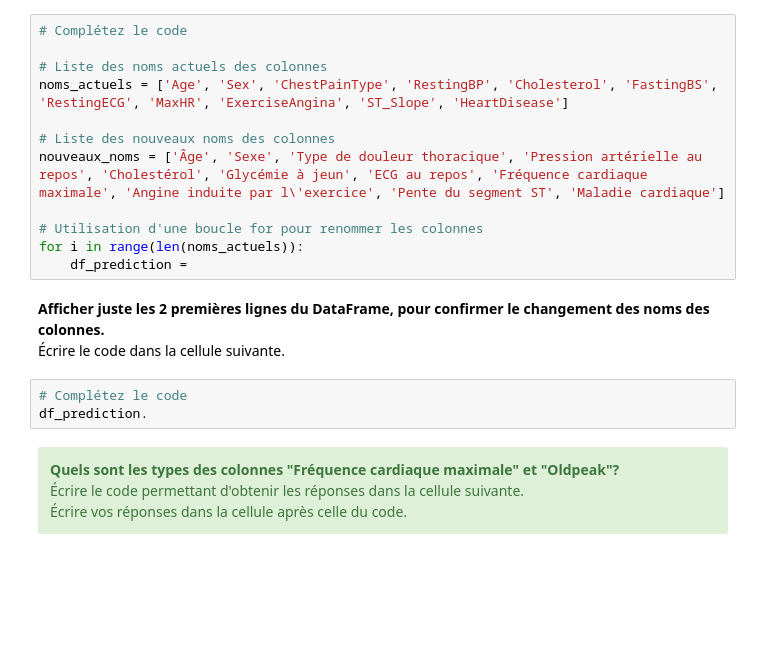
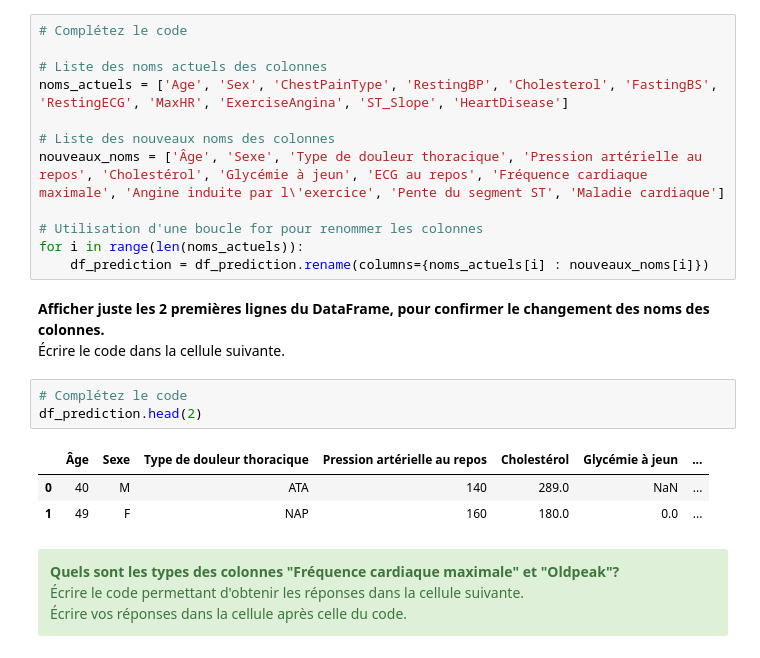
Before and after one commit to 420SN1RE/A24, a Jupyter notebook: projet/automne/etudiants/420sn1_projet.ipynb, the cells around one changed output. Cells and saved outputs as stored; diff of their text form; blank space fills up the shorter version.

```diff
--- a/projet/automne/etudiants/420sn1_projet.ipynb
+++ b/projet/automne/etudiants/420sn1_projet.ipynb
@@ -118,12 +139,16 @@ nouveaux_noms = ['Âge', 'Sexe', 'Type de douleur thoracique', 'Pression artéri
 
 # Utilisation d'une boucle for pour renommer les colonnes
 for i in range(len(noms_actuels)):
-    df_prediction =
+    df_prediction = df_prediction.rename(columns={noms_actuels[i] : nouveaux_noms[i]})
 # %% [markdown]
 **Afficher juste les 2 premières lignes du DataFrame, pour confirmer le changement des noms des colonnes.** <br>  Écrire le code dans la cellule suivante.
 # %%
 # Complétez le code
-df_prediction.
+df_prediction.head(2)
+# %% [output]
+|  | Âge | Sexe | Type de douleur thoracique | Pression artérielle au repos | Cholestérol | Glycémie à jeun | ... |
+| 0 | 40 | M | ATA | 140 | 289.0 | NaN | ... |
+| 1 | 49 | F | NAP | 160 | 180.0 | 0.0 | ... |
 # %% [markdown]
 <div class="alert alert-block alert-success">
 <b>Quels sont les types des colonnes "Fréquence cardiaque maximale" et "Oldpeak"?</b><br>Écrire le code permettant d'obtenir les réponses dans la cellule suivante.<br>Écrire vos réponses dans la cellule après celle du code.
```
Also changed, not shown: parts of 5 cells of this notebook, 44 other files.
